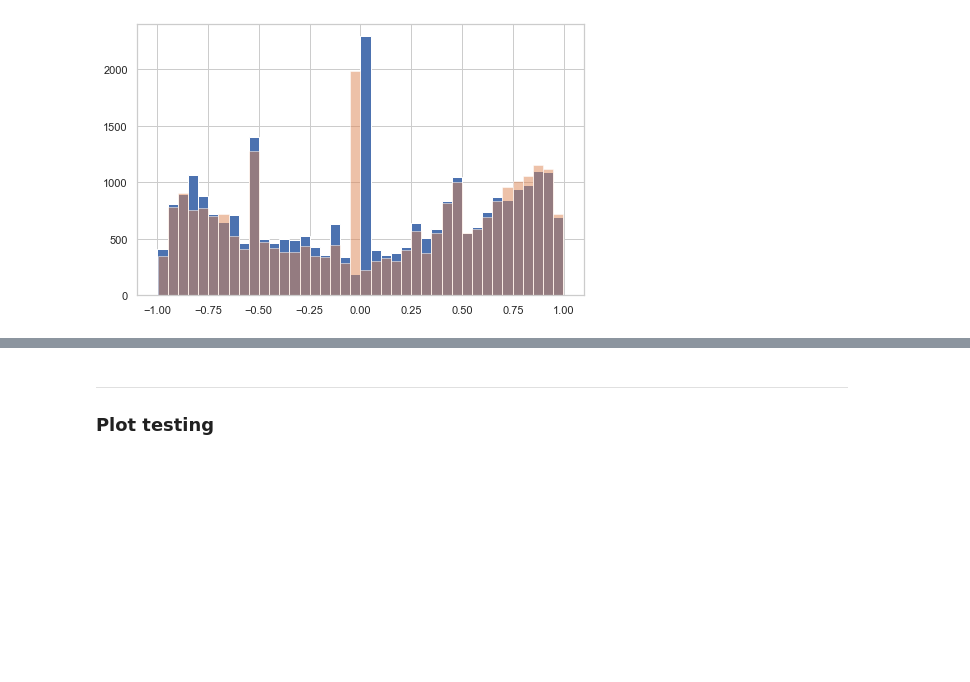
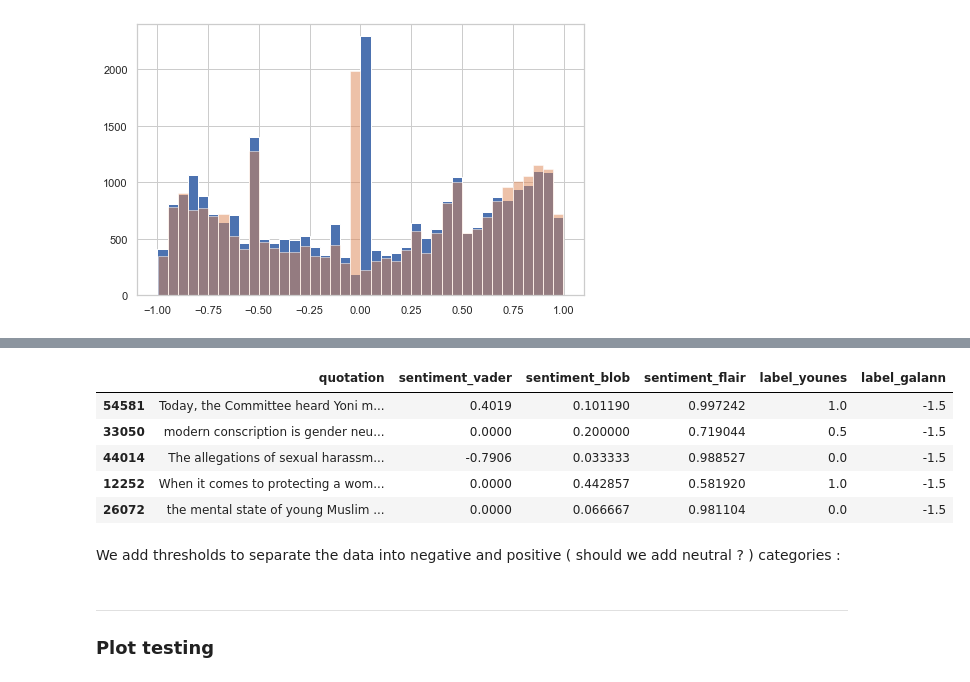
Before and after one commit to epfl-ada/ada-2021-project-concatsanddogs, a Jupyter notebook: Milestone_3_RQ4_sentiment_analysis.ipynb, the cells around one changed output, grey strips where cells are left out. Cells and saved outputs as stored; diff of their text form; code cells hidden in the pictures; blank space fills up the shorter version.

Commit message:
labeled first 33

```diff
--- a/Milestone_3_RQ4_sentiment_analysis.ipynb
+++ b/Milestone_3_RQ4_sentiment_analysis.ipynb
@@ -629,0 +586,2 @@ We add thresholds to separate the data into negative and positive ( should we ad
+# %%
+n=33
@@ -629,0 +601,5 @@ We add thresholds to separate the data into negative and positive ( should we ad
+# %%
+# labeling : 0 for negative || 0.5 for neutral || 1 for positive
+
+df_sample_labeled.at[df_sample_labeled.index[n], 'label_younes'] = 0.5
+print(df_sample_labeled.at[df_sample_labeled.index[n], 'label_younes'])
@@ -629,0 +636,5 @@ We add thresholds to separate the data into negative and positive ( should we ad
+# %%
+# labeling : 0 for negative || 0.5 for neutral || 1 for positive
+
+df_sample_labeled.at[df_sample_labeled.index[n], 'label_galann'] = 1
+print(df_sample_labeled.at[df_sample_labeled.index[n], 'label_galann'])
@@ -629,0 +653,9 @@ We add thresholds to separate the data into negative and positive ( should we ad
+# %%
+df_sample_labeled.head()
+# %% [output]
+|  | quotation | sentiment_vader | sentiment_blob | sentiment_flair | label_younes | label_galann |
+| 54581 | Today, the Committee heard Yoni m... | 0.4019 | 0.101190 | 0.997242 | 1.0 | -1.5 |
+| 33050 | modern conscription is gender neu... | 0.0000 | 0.200000 | 0.719044 | 0.5 | -1.5 |
+| 44014 | The allegations of sexual harassm... | -0.7906 | 0.033333 | 0.988527 | 0.0 | -1.5 |
+| 12252 | When it comes to protecting a wom... | 0.0000 | 0.442857 | 0.581920 | 1.0 | -1.5 |
+| 26072 | the mental state of young Muslim ... | 0.0000 | 0.066667 | 0.981104 | 0.0 | -1.5 |
@@ -629,0 +665,2 @@ We add thresholds to separate the data into negative and positive ( should we ad
+# %% [markdown]
+We add thresholds to separate the data into negative and positive ( should we add neutral ? ) categories :
```
Also changed, not shown: parts of 110 cells of this notebook, 1 other file.
